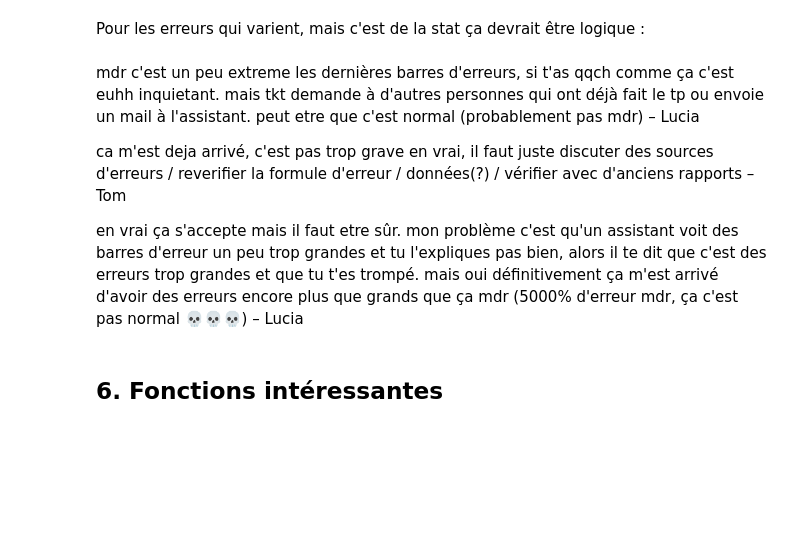
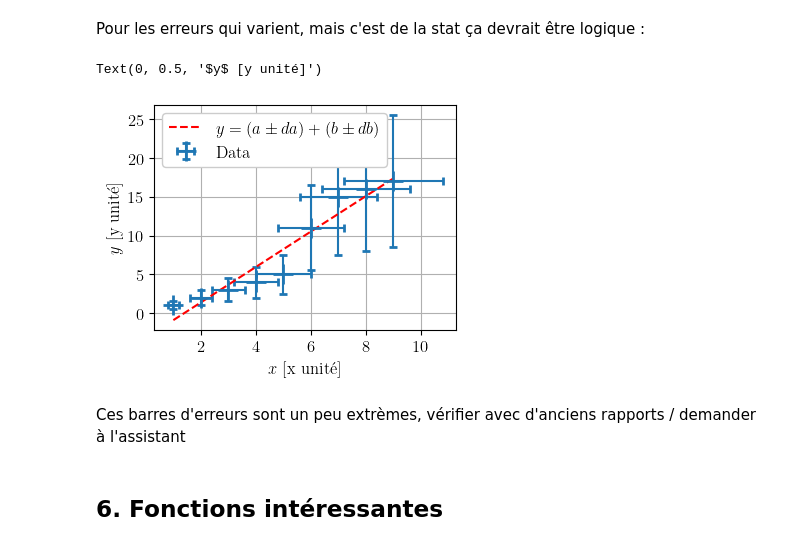
Before and after one commit to pleasantenough/python_tutorial, a Jupyter notebook: python_tutorial.ipynb, the cells around one changed output. Saved outputs shown, nothing was run; the diff lists cells and outputs as text; code cells hidden in the pictures; blank space fills up the shorter version.

```diff
--- a/python_tutorial.ipynb
+++ b/python_tutorial.ipynb
@@ -340,31 +363,28 @@ Pour les erreurs qui varient, mais c'est de la stat ça devrait être logique :
 # %%
 # fit
 degree_of_fit = 1
 polynome_output, matrice_covariante = np.polyfit(x, y, deg=degree_of_fit, cov=True)
-a = polynome_output[0]
-b = polynome_output[1]
-da = np.sqrt(matrice_covariante[0][0])
-db = np.sqrt(matrice_covariante[1][1])
+a, b = polynome_output
+da, db = np.sqrt(np.diag(matrice_covariante))
 
 # erreurs
 erreur_relative_x = 0.1 # par exemple
 erreur_relative_y = 0.1
 dx = erreur_x*np.ones_like(x)*x
 dy = erreur_y*np.ones_like(y)*y
 
 # plot
 plt.errorbar(x, y, dy, dx, '+', capsize=3, ms=15, mew=2, label='Data')
 truc = np.linspace(x[0], x[-1], 10)
 plt.plot(truc, a*truc+b, 'r--', label=r'$y = (a\pm da)+(b \pm db)$')
 plt.legend()
 plt.xlabel('$x$ [x unité]')
 plt.ylabel('$y$ [y unité]')
+# %% [output]
+Text(0, 0.5, '$y$ [y unité]')
+[figure, added]
-# %% [markdown]
-mdr c'est un peu extreme les dernières barres d'erreurs, si t'as qqch comme ça c'est euhh inquietant. mais tkt demande à d'autres personnes qui ont déjà fait le tp ou envoie un mail à l'assistant. peut etre que c'est normal (probablement pas mdr) – Lucia
-
-ca m'est deja arrivé, c'est pas trop grave en vrai, il faut juste discuter des sources d'erreurs / reverifier la formule d'erreur / données(?) / vérifier avec d'anciens rapports – Tom
-
-en vrai ça s'accepte mais il faut etre sûr. mon problème c'est qu'un assistant voit des barres d'erreur un peu trop grandes et tu l'expliques pas bien, alors il te dit que c'est des erreurs trop grandes et que tu t'es trompé. mais oui définitivement ça m'est arrivé d'avoir des erreurs encore plus que grands que ça mdr (5000% d'erreur mdr, ça c'est pas normal 💀💀💀) – Lucia
+# %% [markdown]
+Ces barres d'erreurs sont un peu extrèmes, vérifier avec d'anciens rapports / demander à l'assistant
 # %% [markdown]
 ## 6. Fonctions intéressantes
 # %% [markdown]
```
Also changed, not shown: parts of 59 cells of this notebook.
